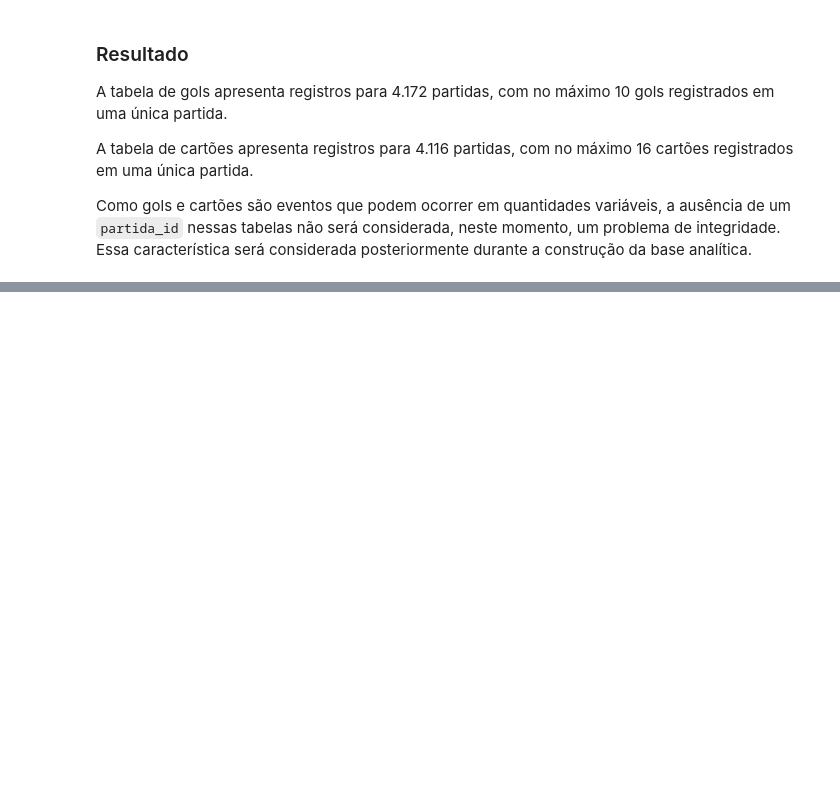
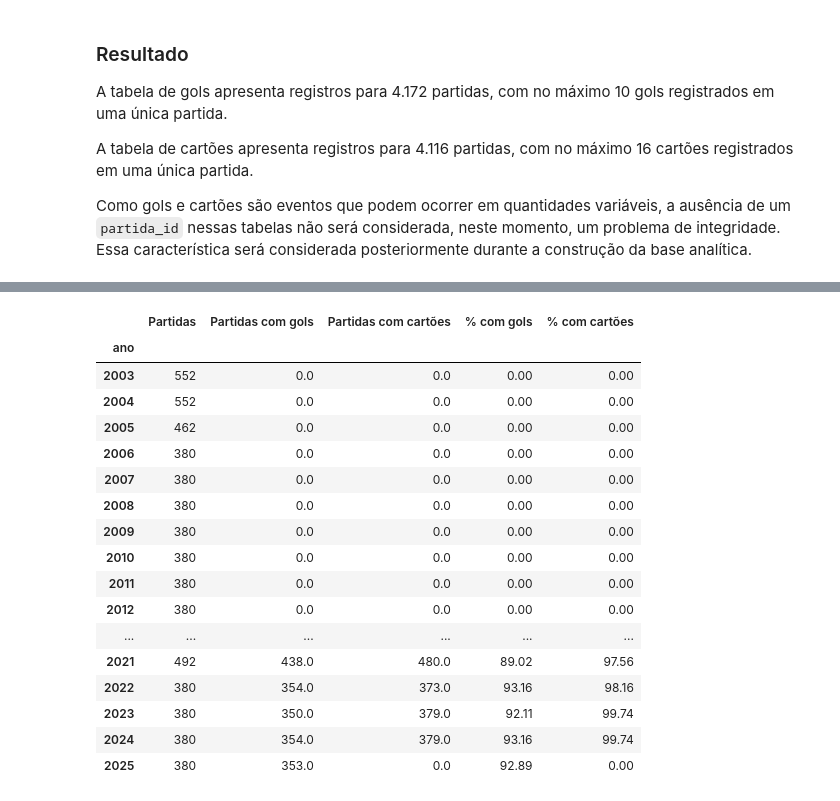
Before and after one commit to FelipePinheiro964/Projeto-Em-Business-Intelligence-e-Analytics, a Jupyter notebook: notebooks/01_analise_dataset.ipynb, the cells around one changed output, grey strips where cells are left out. Cells and saved outputs as stored; diff of their text form; code cells hidden in the pictures; blank space fills up the shorter version.

```diff
--- a/notebooks/01_analise_dataset.ipynb
+++ b/notebooks/01_analise_dataset.ipynb
@@ -484,0 +491,48 @@ Como gols e cartões são eventos que podem ocorrer em quantidades variáveis, a
+# %%
+gols["ano"] = gols["partida_id"].map(
+    partidas.set_index("ID")["ano"]
+)
+
+cartoes["ano"] = cartoes["partida_id"].map(
+    partidas.set_index("ID")["ano"]
+)
+# %%
+gols_por_ano = gols.groupby("ano")["partida_id"].nunique()
+cartoes_por_ano = cartoes.groupby("ano")["partida_id"].nunique()
+
+total_partidas_por_ano = partidas.groupby("ano")["ID"].nunique()
+
+cobertura = pd.DataFrame({
+    "Partidas": total_partidas_por_ano,
+    "Partidas com gols": gols_por_ano,
+    "Partidas com cartões": cartoes_por_ano
+}).fillna(0)
+
+cobertura["% com gols"] = (
+    cobertura["Partidas com gols"] / cobertura["Partidas"] * 100
+).round(2)
+
+cobertura["% com cartões"] = (
+    cobertura["Partidas com cartões"] / cobertura["Partidas"] * 100
+).round(2)
+
+cobertura
+# %% [output]
+|  | Partidas | Partidas com gols | Partidas com cartões | % com gols | % com cartões |
+| ano |  |  |  |  |  |
+| 2003 | 552 | 0.0 | 0.0 | 0.00 | 0.00 |
+| 2004 | 552 | 0.0 | 0.0 | 0.00 | 0.00 |
+| 2005 | 462 | 0.0 | 0.0 | 0.00 | 0.00 |
+| 2006 | 380 | 0.0 | 0.0 | 0.00 | 0.00 |
+| 2007 | 380 | 0.0 | 0.0 | 0.00 | 0.00 |
+| 2008 | 380 | 0.0 | 0.0 | 0.00 | 0.00 |
+| 2009 | 380 | 0.0 | 0.0 | 0.00 | 0.00 |
+| 2010 | 380 | 0.0 | 0.0 | 0.00 | 0.00 |
+| 2011 | 380 | 0.0 | 0.0 | 0.00 | 0.00 |
+| 2012 | 380 | 0.0 | 0.0 | 0.00 | 0.00 |
+| ... | ... | ... | ... | ... | ... |
+| 2021 | 492 | 438.0 | 480.0 | 89.02 | 97.56 |
+| 2022 | 380 | 354.0 | 373.0 | 93.16 | 98.16 |
+| 2023 | 380 | 350.0 | 379.0 | 92.11 | 99.74 |
+| 2024 | 380 | 354.0 | 379.0 | 93.16 | 99.74 |
+| 2025 | 380 | 353.0 | 0.0 | 92.89 | 0.00 |
```
Also changed, not shown: parts of 5 cells of this notebook.
